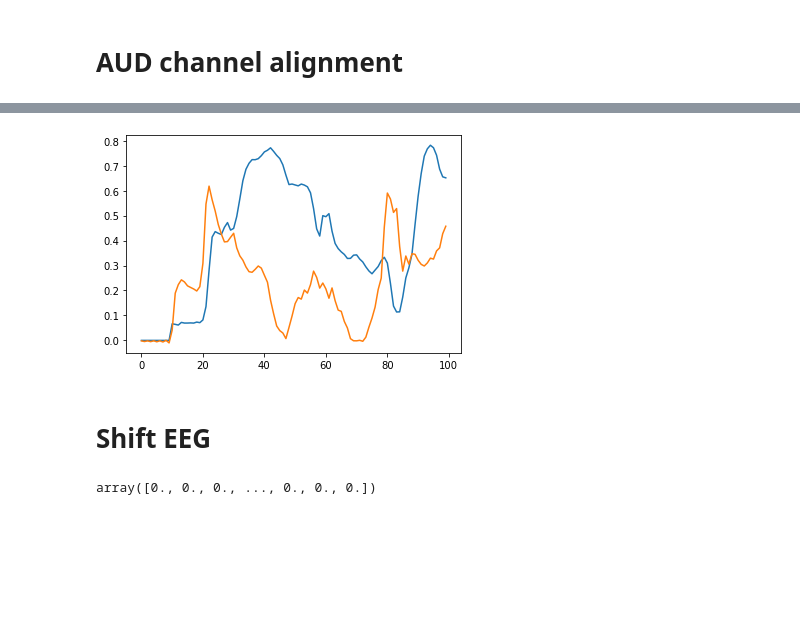
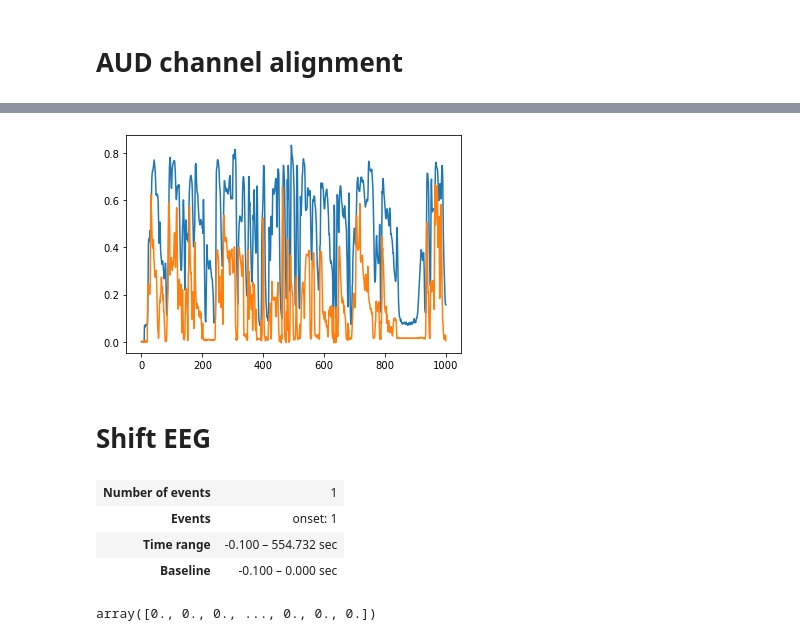
Before and after one commit to jeonghwa-cho/trf, a Jupyter notebook: estimate_trfs_LittlePrince.ipynb, the cells around one changed output, grey strips where cells are left out. Cells and saved outputs as stored; diff of their text form; code cells hidden in the pictures; blank space fills up the shorter version.

```diff
--- a/estimate_trfs_LittlePrince.ipynb
+++ b/estimate_trfs_LittlePrince.ipynb
@@ -200,9 +274,4 @@ eeg.save('C:/Users/LG/Data/LittlePrince/eeg/R0443_ref2_preprocessed_raw.fif', ov
 # AUD
 
 aud = raw.copy().pick_channels(['AUD'])
-aud = aud.crop(tmax=650)
-
-#SUBJECTS=['R0443_20170525_LittlePrince', 'R0459_20170616_LittlePrince', 'R0462_20170621_LittlePrince']
-#subject = SUBJECTS[2]
-
-#aud = mne.io.read_raw_fif(EEG_DIR / f'{subject}aud_raw.fif')
+aud = aud.crop(tmin = start_pad_sec, tmax=end_pad_sec)
@@ -242,6 +336,8 @@ plt.plot(t, y)
 # %%
 # Resample and concatenate
 
-epoch_downsampled = epochs_aud.copy().resample(sfreq=100)
-aud_ndvar = eelbrain.load.fiff.epochs_ndvar(epoch_downsampled, -0.100, connectivity='none')
-aud_concatenated = eelbrain.concatenate(aud_ndvar)
+ds_sfreq = 100
+
+epoch_downsampled = epochs_aud.copy().resample(sfreq=ds_sfreq)
+aud_ndvar         = eelbrain.load.fiff.epochs_ndvar(epoch_downsampled, -0.100, connectivity='none')
+aud_concatenated  = eelbrain.concatenate(aud_ndvar)
@@ -274,42 +381,38 @@ plt.show()
 # %%
-# Shift aud
-aud = raw.copy().pick_channels(['AUD'])
-aud = aud.crop(tmax=650)
+# Shift aud and convert to epoch
 
-import numpy as np
+shift_by_sec = shift_by / ds_sfreq
 
-shft = 0.35
 events = mne.events_from_annotations(raw);
 events = events[0];
 events_shft = []
 
+# why do we need to do this in a loop?
 for i in range(len(events)-1):
-    events_shft[i:i+1] = mne.event.shift_time_events(events[i:i+1], ids=None, tshift=shft, sfreq=raw.info['sfreq'])
+    events_shft[i:i+1] = mne.event.shift_time_events(events[i:i+1],
+                                                     ids=None,
+                                                     tshift=shift_by_sec,
+                                                     sfreq=raw.info['sfreq'])
 
-arr = np.vstack(events_shft)
+events_shift_arr = np.vstack(events_shft)
 
-event_id={'onset': 1}
-events = mne.events_from_annotations(raw)
-events = events[0]
-dur = sum(durations)
-
-aud_shifted = mne.Epochs(aud, arr, event_id, tmin=-0.1, tmax=566.53, baseline=(None,0.), preload=True)
+epochs_aud_shifted = mne.Epochs(aud, events_shift_arr, event_id, tmin=-0.1, tmax=566.53, baseline=(None,0.), preload=True)
 # %%
 # Resample and concatenate
 
-epoch_downsampled = aud_shifted.copy().resample(sfreq=100)
-aud = eelbrain.load.fiff.epochs_ndvar(epoch_downsampled, -0.100, connectivity='none')
-aud_shifted_concatenated = eelbrain.concatenate(aud)
+epoch_shifted_downsampled  = epochs_aud_shifted.copy().resample(sfreq=100)
+aud_shifted                = eelbrain.load.fiff.epochs_ndvar(epoch_shifted_downsampled, -0.100, connectivity='none')
+aud_shifted_concatenated   = eelbrain.concatenate(aud_shifted)
 # %%
 # Check alignment
 
 %matplotlib inline
-X = range(0, 100)
+X = range(0, 1000)
 plt.plot(X, predictors_concatenated[0].x[X]/2000)
 plt.plot(X, aud_shifted_concatenated.x[0][X])
 
 plt.show()
 # %% [output]
-[figure, old version]
+[figure, new version]
 # %% [markdown]
 # Shift EEG
@@ -344,2 +425,9 @@ arr = np.vstack(events_shft)
+# %%
+epochs
+# %% [output]
+| Number of events | 1 |
+| Events | onset: 1 |
+| Time range | -0.100 – 554.732 sec |
+| Baseline | -0.100 – 0.000 sec |
 # %%
 # Resample and concatenate
```
Also changed, not shown: parts of 43 cells of this notebook.
